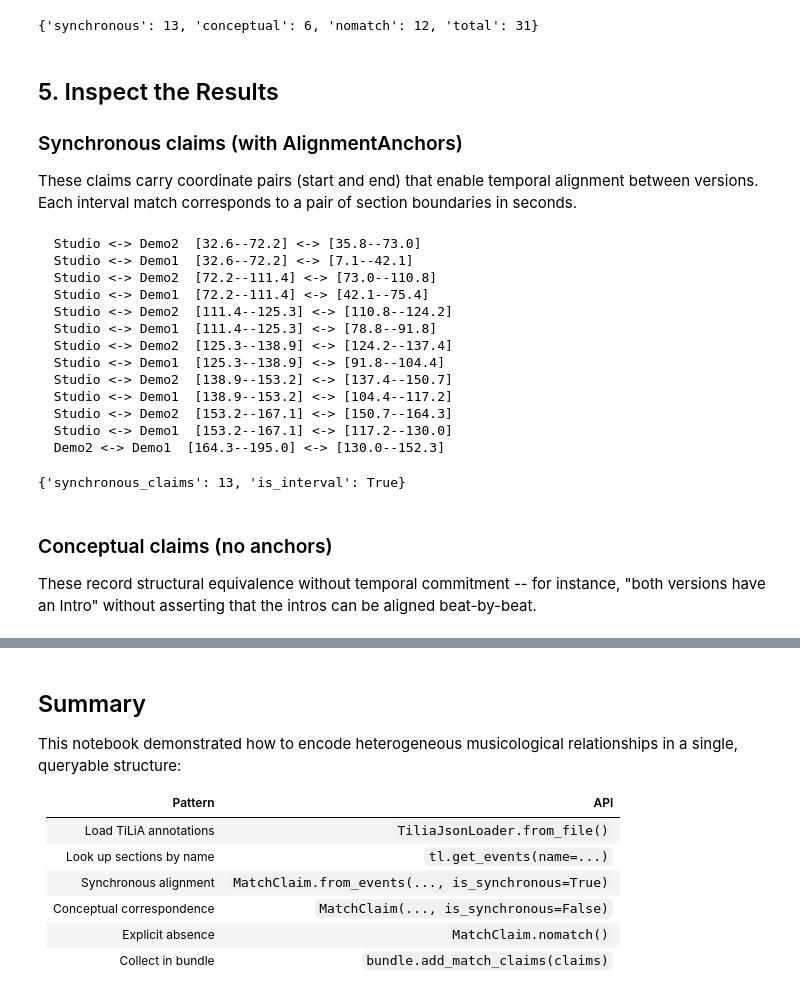
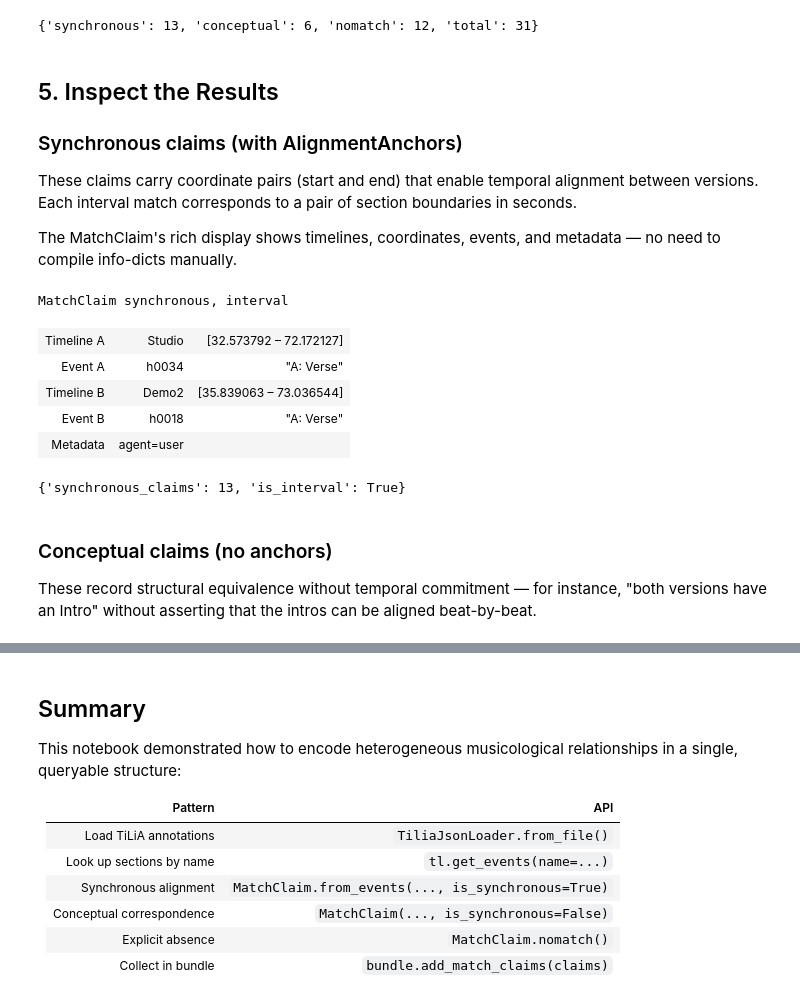
Before and after one commit to TimeToAlign/timetoalign, a Jupyter notebook: docs/page/howto/how04_hendrix_song_genesis.ipynb, the cells around one changed output, grey strips where cells are left out. Saved outputs shown, nothing was run; the diff lists cells and outputs as text; code cells hidden in the pictures.

```diff
--- a/docs/page/howto/how04_hendrix_song_genesis.ipynb
+++ b/docs/page/howto/how04_hendrix_song_genesis.ipynb
@@ -214,36 +214,30 @@ bundle.add_match_claims(all_claims)
 These claims carry coordinate pairs (start and end) that enable temporal
 alignment between versions.  Each interval match corresponds to a pair
 of section boundaries in seconds.
+
+The MatchClaim's rich display shows timelines, coordinates, events, and
+metadata — no need to compile info-dicts manually.
-# %%
-for c in sync_claims:
-    print(
-        f"  {c.timeline_a_id} <-> {c.timeline_b_id}"
-        f"  [{c.start_anchor.coordinate_a:.1f}--{c.end_anchor.coordinate_a:.1f}]"
-        f" <-> [{c.start_anchor.coordinate_b:.1f}--{c.end_anchor.coordinate_b:.1f}]"
-    )
-
-{
-    "synchronous_claims": len(sync_claims),
-    "is_interval": all(c.is_interval for c in sync_claims),
-}
-# %% [output]
-  Studio <-> Demo2  [32.6--72.2] <-> [35.8--73.0]
-  Studio <-> Demo1  [32.6--72.2] <-> [7.1--42.1]
-  Studio <-> Demo2  [72.2--111.4] <-> [73.0--110.8]
-  Studio <-> Demo1  [72.2--111.4] <-> [42.1--75.4]
-  Studio <-> Demo2  [111.4--125.3] <-> [110.8--124.2]
-  Studio <-> Demo1  [111.4--125.3] <-> [78.8--91.8]
-  Studio <-> Demo2  [125.3--138.9] <-> [124.2--137.4]
-  Studio <-> Demo1  [125.3--138.9] <-> [91.8--104.4]
-  Studio <-> Demo2  [138.9--153.2] <-> [137.4--150.7]
-  Studio <-> Demo1  [138.9--153.2] <-> [104.4--117.2]
-  Studio <-> Demo2  [153.2--167.1] <-> [150.7--164.3]
-  Studio <-> Demo1  [153.2--167.1] <-> [117.2--130.0]
-  Demo2 <-> Demo1  [164.3--195.0] <-> [130.0--152.3]
-{'synchronous_claims': 13, 'is_interval': True}
+# %%
+# Display an example synchronous claim (shows timeline IDs, coordinates, events)
+sync_claims[0]
+# %% [output]
+MatchClaim synchronous, interval
+| Timeline A | Studio | [32.573792 – 72.172127] |
+| Event A | h0034 | "A: Verse" |
+| Timeline B | Demo2 | [35.839063 – 73.036544] |
+| Event B | h0018 | "A: Verse" |
+| Metadata | agent=user |  |
+# %%
+# Summary of all synchronous claims
+{
+    "synchronous_claims": len(sync_claims),
+    "is_interval": all(c.is_interval for c in sync_claims),
+}
+# %% [output]
+{'synchronous_claims': 13, 'is_interval': True}
 # %% [markdown]
 ### Conceptual claims (no anchors)
 
-These record structural equivalence without temporal commitment -- for
+These record structural equivalence without temporal commitment — for
 instance, "both versions have an Intro" without asserting that the intros
 can be aligned beat-by-beat.
```
Also changed, not shown: parts of 6 cells of this notebook, 14 other files.
